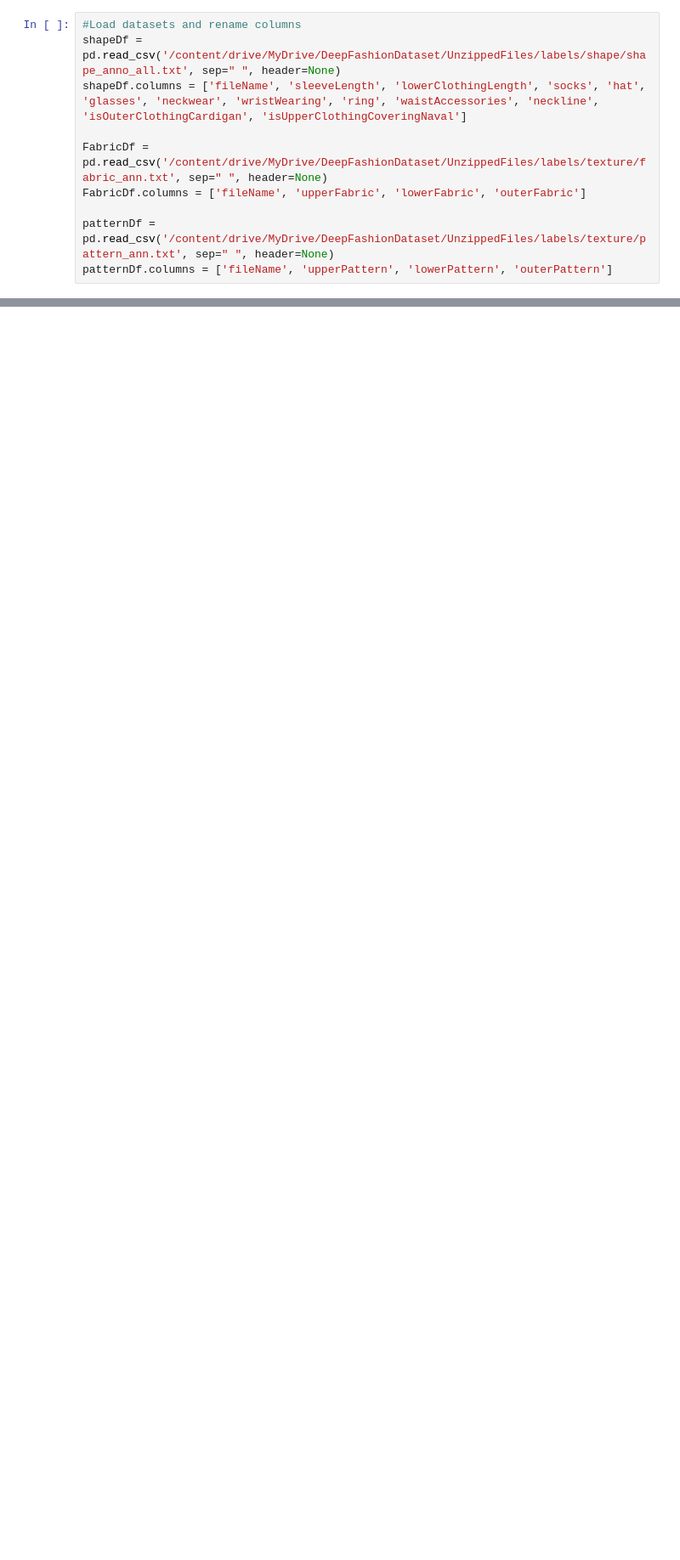
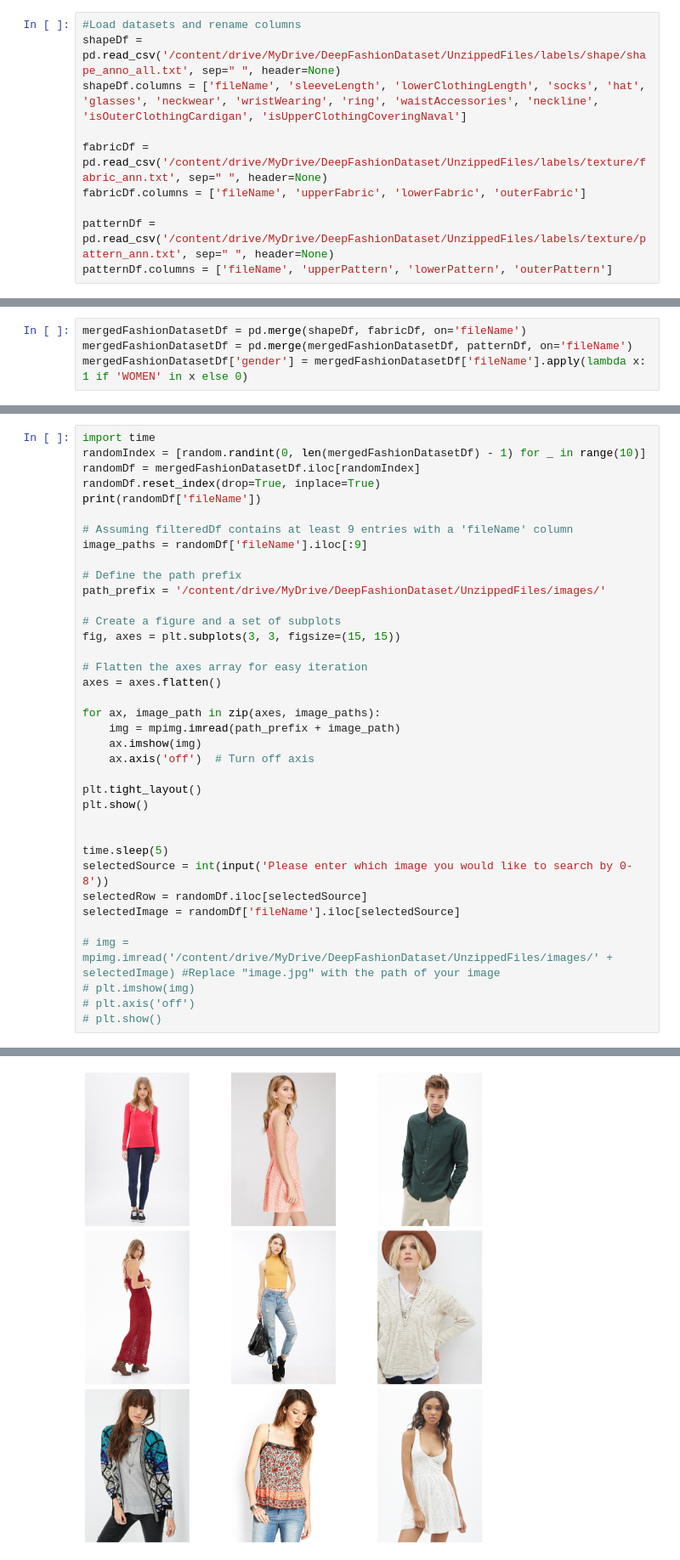
Before and after one commit to JonathanAHerrera/fAIshon, a Jupyter notebook: FashionTesting.ipynb, the cells around one changed output, grey strips where cells are left out. Shown at 85% size. Drawn from its saved outputs; the diff is of its cells as text; blank space fills up the shorter version.

Commit message:
Add functions to sort and present fashion data

```diff
--- a/FashionTesting.ipynb
+++ b/FashionTesting.ipynb
@@ -16,8 +23,8 @@ import numpy as np
 shapeDf = pd.read_csv('/content/drive/MyDrive/DeepFashionDataset/UnzippedFiles/labels/shape/shape_anno_all.txt', sep=" ", header=None)
 shapeDf.columns = ['fileName', 'sleeveLength', 'lowerClothingLength', 'socks', 'hat', 'glasses', 'neckwear', 'wristWearing', 'ring', 'waistAccessories', 'neckline', 'isOuterClothingCardigan', 'isUpperClothingCoveringNaval']
 
-FabricDf = pd.read_csv('/content/drive/MyDrive/DeepFashionDataset/UnzippedFiles/labels/texture/fabric_ann.txt', sep=" ", header=None)
-FabricDf.columns = ['fileName', 'upperFabric', 'lowerFabric', 'outerFabric']
+fabricDf = pd.read_csv('/content/drive/MyDrive/DeepFashionDataset/UnzippedFiles/labels/texture/fabric_ann.txt', sep=" ", header=None)
+fabricDf.columns = ['fileName', 'upperFabric', 'lowerFabric', 'outerFabric']
 
 patternDf = pd.read_csv('/content/drive/MyDrive/DeepFashionDataset/UnzippedFiles/labels/texture/pattern_ann.txt', sep=" ", header=None)
 patternDf.columns = ['fileName', 'upperPattern', 'lowerPattern', 'outerPattern']
@@ -38,0 +126,4 @@ patternDf.columns = ['fileName', 'upperPattern', 'lowerPattern', 'outerPattern']
+# %%
+mergedFashionDatasetDf = pd.merge(shapeDf, fabricDf, on='fileName')
+mergedFashionDatasetDf = pd.merge(mergedFashionDatasetDf, patternDf, on='fileName')
+mergedFashionDatasetDf['gender'] = mergedFashionDatasetDf['fileName'].apply(lambda x: 1 if 'WOMEN' in x else 0)
@@ -38,0 +188,38 @@ patternDf.columns = ['fileName', 'upperPattern', 'lowerPattern', 'outerPattern']
+# %%
+import time
+randomIndex = [random.randint(0, len(mergedFashionDatasetDf) - 1) for _ in range(10)]
+randomDf = mergedFashionDatasetDf.iloc[randomIndex]
+randomDf.reset_index(drop=True, inplace=True)
+print(randomDf['fileName'])
+
+# Assuming filteredDf contains at least 9 entries with a 'fileName' column
+image_paths = randomDf['fileName'].iloc[:9]
+
+# Define the path prefix
+path_prefix = '/content/drive/MyDrive/DeepFashionDataset/UnzippedFiles/images/'
+
+# Create a figure and a set of subplots
+fig, axes = plt.subplots(3, 3, figsize=(15, 15))
+
+# Flatten the axes array for easy iteration
+axes = axes.flatten()
+
+for ax, image_path in zip(axes, image_paths):
+    img = mpimg.imread(path_prefix + image_path)
+    ax.imshow(img)
+    ax.axis('off')  # Turn off axis
+
+plt.tight_layout()
+plt.show()
+
+
+time.sleep(5)
+selectedSource = int(input('Please enter which image you would like to search by 0-8'))
+selectedRow = randomDf.iloc[selectedSource]
+selectedImage = randomDf['fileName'].iloc[selectedSource]
+
+# img = mpimg.imread('/content/drive/MyDrive/DeepFashionDataset/UnzippedFiles/images/' + selectedImage) #Replace "image.jpg" with the path of your image
+# plt.imshow(img)
+# plt.axis('off')
+# plt.show()
+# %% [output]
@@ -38,0 +237 @@ patternDf.columns = ['fileName', 'upperPattern', 'lowerPattern', 'outerPattern']
+[figure, added]
```
Also changed, not shown: parts of 13 cells of this notebook.
